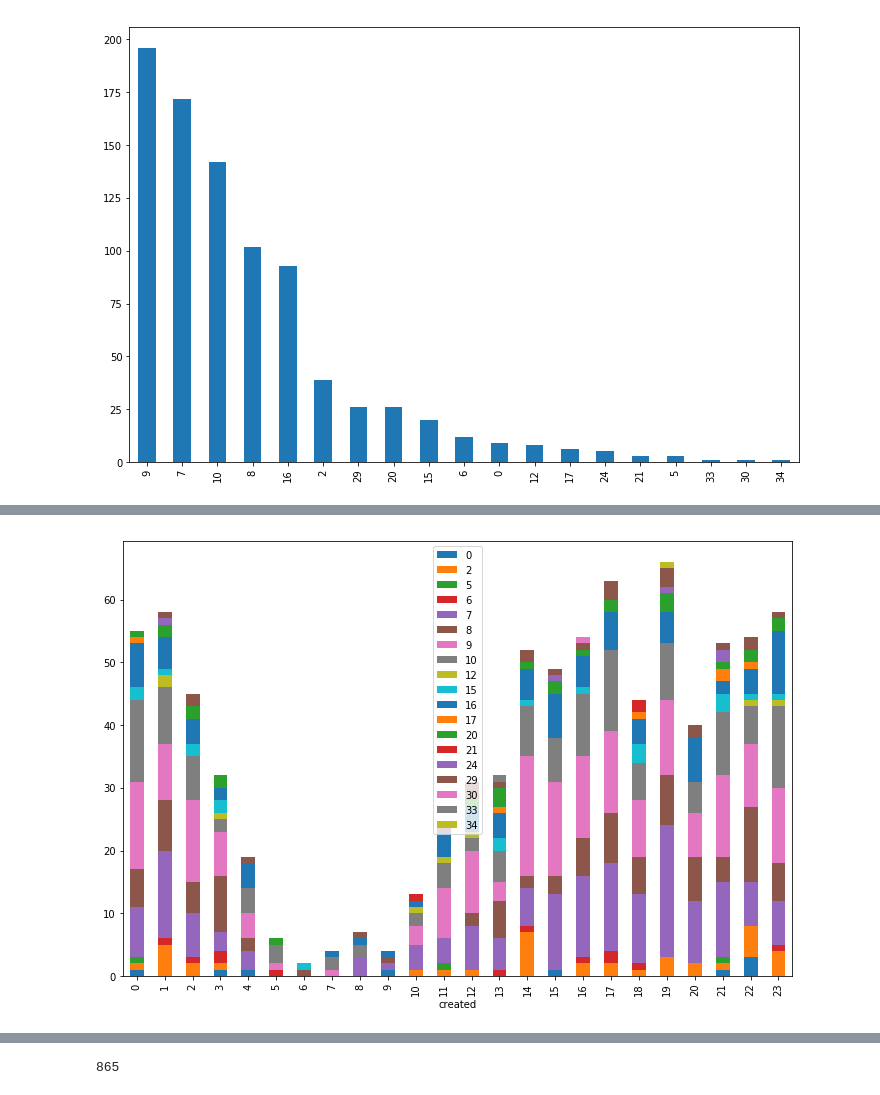
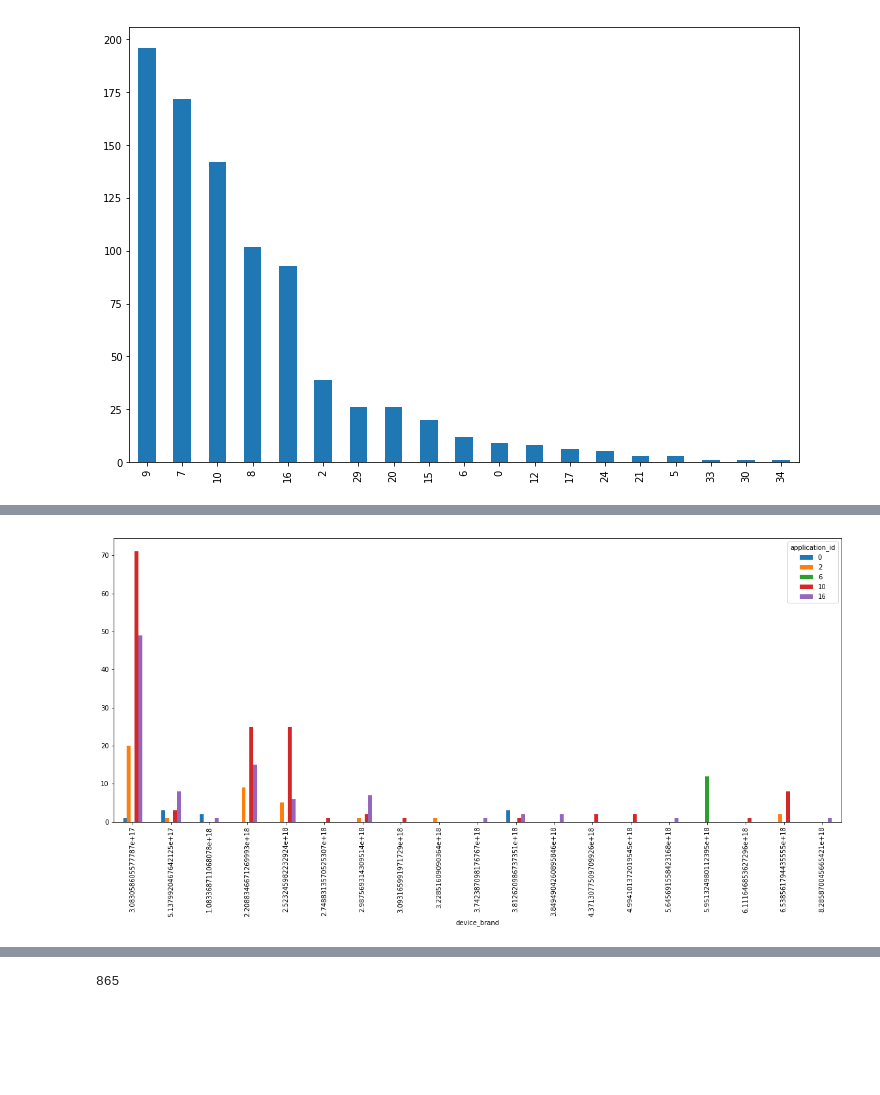
Before and after one commit to shizus/7506-1c2019, a Jupyter notebook: scripts/installs.ipynb, the cells around one changed output, grey strips where cells are left out. Cells and saved outputs as stored; diff of their text form; code cells hidden in the pictures; blank space fills up the shorter version.

Commit message:
algunoa gráficos más

```diff
--- a/scripts/installs.ipynb
+++ b/scripts/installs.ipynb
@@ -160,7 +111,7 @@ plt.show()
 # %%
-#Gráfico de cantidad de acciones por hora del día y por aplicación.
-app = implicit[['created','application_id']].groupby([implicit['created'].dt.hour]).agg({'application_id' : 'value_counts'})
-app['application_id'].unstack().plot(kind = 'bar', stacked = True, figsize = (12, 8)).legend(loc = 'best')
+#Gráfico de cantidad de por marca y por aplicación
+brands = implicit[['application_id', 'device_brand']].groupby('device_brand').agg({'application_id' : 'value_counts'})
+brands['application_id'].unstack().plot(kind = 'bar', figsize = (20,8))
 plt.show()
 # %% [output]
-[figure, old version]
+[figure, new version]
```
Also changed, not shown: parts of 52 cells of this notebook.
